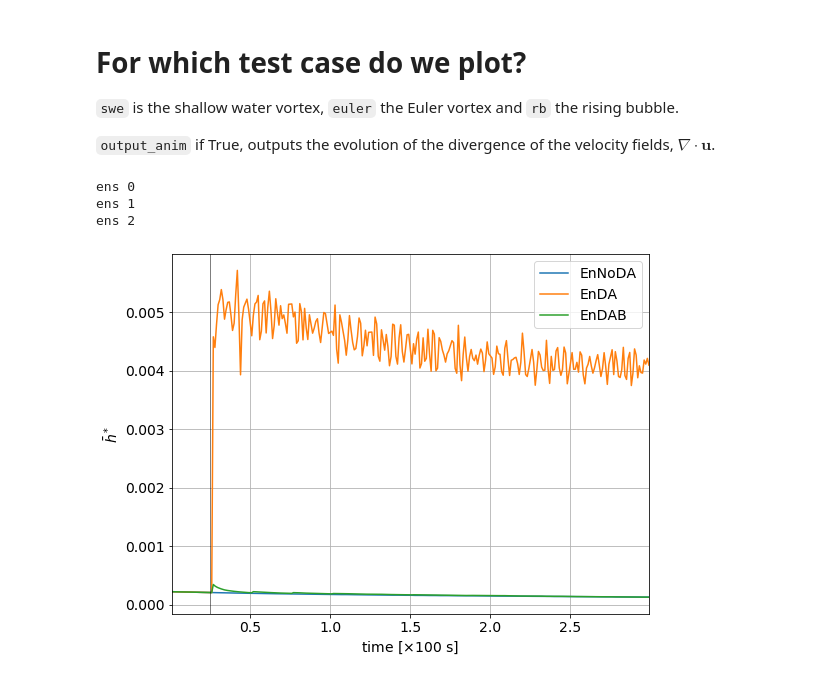
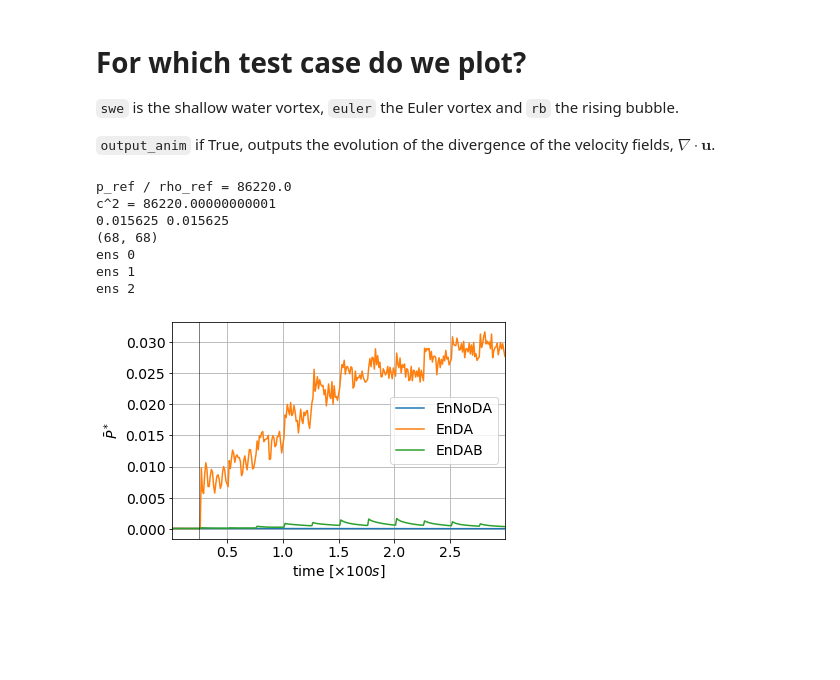
Before and after one commit to ray-chew/pyBELLA, a Jupyter notebook: visualiser_debugger/review_localdab/scale_analysis.ipynb, the cells around one changed output. Cells and saved outputs as stored; diff of their text form; code cells hidden in the pictures; blank space fills up the shorter version.

```diff
--- a/visualiser_debugger/review_localdab/scale_analysis.ipynb
+++ b/visualiser_debugger/review_localdab/scale_analysis.ipynb
@@ -23,8 +23,8 @@ import matplotlib.pyplot as plt
 
 `output_anim` if True, outputs the evolution of the divergence of the velocity fields, $\nabla \cdot \mathbf{u}$.
 # %%
-swe = True
-euler = False
+swe = False
+euler = True
 rb = False
 
 output_anim = False
@@ -50,6 +50,7 @@ if swe:
     lbl = 'swe'
     times = np.arange(0.0,3.01,0.01)[1:]
     da_times = np.arange(0.0,3.25,0.25)[1:]
+    times, da_times = np.around(times, 2), np.around(da_times, 2)
 
     p_ref = 1.0 # unit of contours in [m]
 
@@ -67,6 +68,7 @@ elif euler:
     lbl = 'euler'
     times = np.arange(0.0,3.01,0.01)[1:]
     da_times = np.arange(0.0,3.25,0.25)[1:]
+    times, da_times = np.around(times, 2), np.around(da_times, 2)
 
     p_ref = 1e+2 # unit of contours in [x kPa]
 
@@ -84,6 +86,7 @@ elif rb:
     lbl = 'rb'
     times = np.arange(1.0,10.1,0.1)[1:]
     da_times = np.arange(5.0,10.5,0.5)
+    times, da_times = np.around(times, 1), np.around(da_times, 1)
 
     p_ref = 8.61 * 1e1 # unit of contours in [kPa]
 
@@ -194,6 +197,9 @@ barPu = np.zeros((3,len(times)))
 def title_gen(frn):
     return "time = %.2f" %times[frn]
 
+print(dx,dy)
+print(ens0.u[0][0].shape)
+
 # for each array, over all time, we calculate the scale analysis
 for bb,ens in enumerate(enses):
     print("ens %i" %bb)
@@ -213,7 +219,7 @@ for bb,ens in enumerate(enses):
             divu[ii] = div[2:-2,2:-2]
 
         # put array for plotting if animation is enabled
-        if output_anim: arr_plt[tt] = [[divu[0],'ens %i, div(u)' %bb]]
+        if output_anim: arr_plt[tt] = [[divu[0].T,'ens %i, div(u)' %bb]]
 
         # calculate scale analysis (cite the equation numbers when written)
         if swe:
@@ -234,7 +240,7 @@ for bb,ens in enumerate(enses):
 
     # output an animation of the div(u) evolution if output_anim is True
     if output_anim:
-        fs = (8,8)
+        fs = (8,6) if rb else (8,8)
         a2d = pt.animator_2D(arr_plt,ncols=1,figsize=fs)
         a2d.suptitle = title_gen
         a2d.method = 'contour'
@@ -246,33 +252,40 @@ for bb,ens in enumerate(enses):
         writer = Writer(fps=10, metadata=dict(artist=''), bitrate=6000)
         anim.save('./output/%s_div_ens_%i.mp4' %(lbl,bb), writer=writer)
 
 
 # plotting...
 t_axs = times
 barPu00 = 0.0
 
-plt.figure(figsize=(8,6))
+plt.figure(figsize=(6,4))
 
 plt.plot(t_axs, barPu[0] - barPu00, label=lbl_ref)
 plt.plot(t_axs, barPu[1] - barPu00, label=lbl0)
 plt.plot(t_axs, barPu[2] - barPu00, label=lbl1)
-plt.axvline(0.25, c='k', lw=0.5)
 
 if swe:
     plt.xlabel(r'time [$\times 100$ s]', labelpad=5)
     plt.ylabel(r'$\bar{h}^*$')
+    plt.axvline(0.25, c='k', lw=0.5)
 else:
     plt.xlabel(r'time $[\times 100s]$')
     plt.ylabel(r'$\bar{P}^*$')
+    plt.axvline(0.25, c='k', lw=0.5)
+
+if rb: plt.axvline(5.0, c='k', lw=0.5)
 
 plt.xlim([t_axs[0], t_axs[-1]])
 plt.legend()
 plt.grid()
 plt.tight_layout()
 plt.savefig('./output/scale_analysis_%s.pdf' %lbl)
 plt.show()
 # %% [output]
+p_ref / rho_ref = 86220.0
+c^2 = 86220.00000000001
+0.015625 0.015625
+(68, 68)
 ens 0
 ens 1
 ens 2
-[figure, old version]
+[figure, new version]
```
Also changed, not shown: 2 other files.
